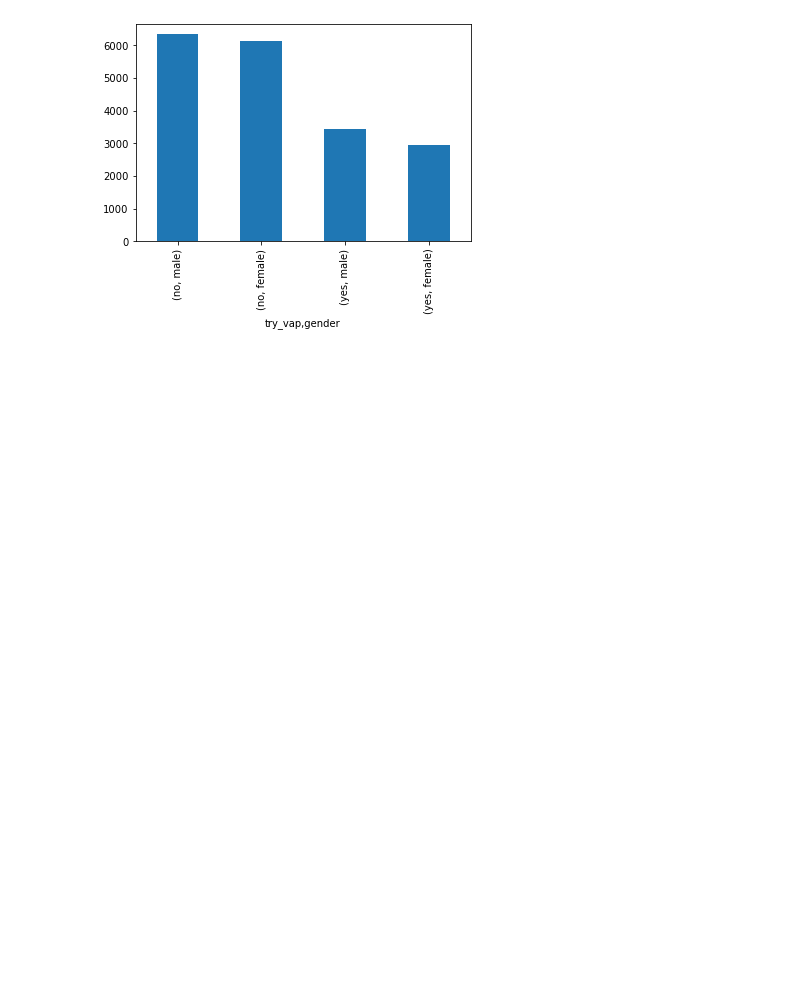
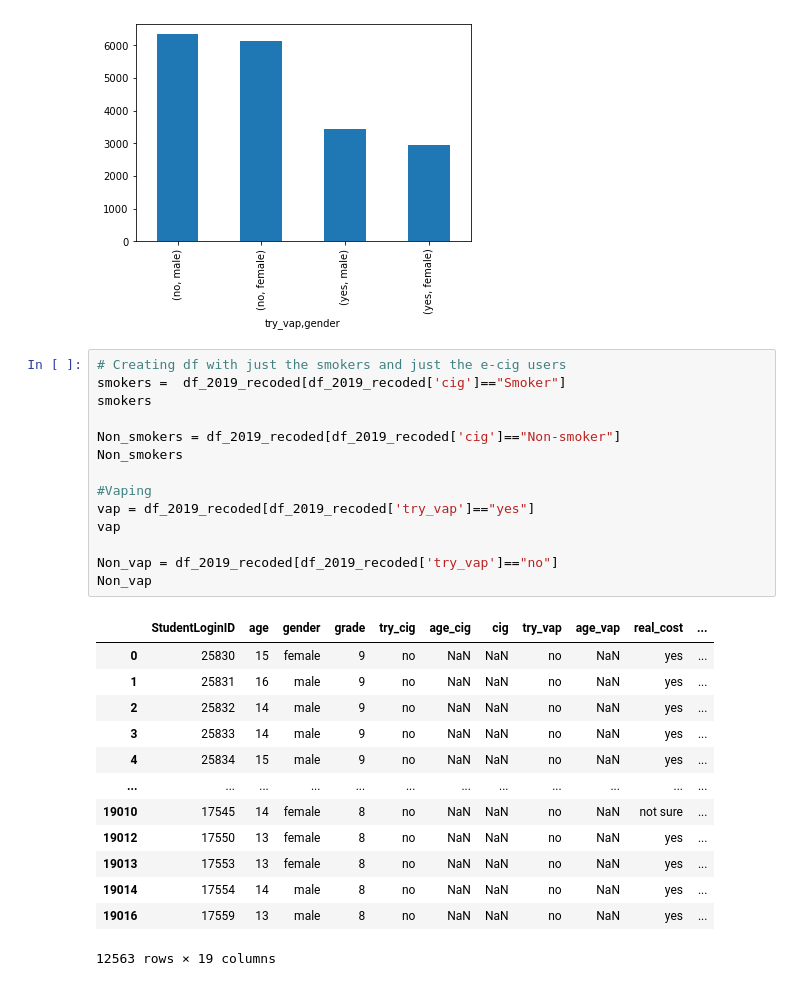
Before and after one commit to AnjanaDelhi/project_1, a Jupyter notebook: vaping.ipynb, the cells around one changed output. Saved outputs shown, nothing was run; the diff lists cells and outputs as text; blank space fills up the shorter version.

Commit message:
smokers and vap only df created

```diff
--- a/vaping.ipynb
+++ b/vaping.ipynb
@@ -386,3 +374,31 @@ gender_v.plot(kind = 'bar')
 # %% [output]
 <matplotlib.axes._subplots.AxesSubplot at 0x...>
 [figure]
+# %%
+# Creating df with just the smokers and just the e-cig users
+smokers =  df_2019_recoded[df_2019_recoded['cig']=="Smoker"]
+smokers
+
+Non_smokers = df_2019_recoded[df_2019_recoded['cig']=="Non-smoker"]
+Non_smokers
+
+#Vaping
+vap = df_2019_recoded[df_2019_recoded['try_vap']=="yes"]
+vap
+
+Non_vap = df_2019_recoded[df_2019_recoded['try_vap']=="no"]
+Non_vap
+# %% [output]
+|  | StudentLoginID | age | gender | grade | try_cig | age_cig | cig | try_vap | age_vap | real_cost | ... |
+| 0 | 25830 | 15 | female | 9 | no | NaN | NaN | no | NaN | yes | ... |
+| 1 | 25831 | 16 | male | 9 | no | NaN | NaN | no | NaN | yes | ... |
+| 2 | 25832 | 14 | male | 9 | no | NaN | NaN | no | NaN | yes | ... |
+| 3 | 25833 | 14 | male | 9 | no | NaN | NaN | no | NaN | yes | ... |
+| 4 | 25834 | 15 | male | 9 | no | NaN | NaN | no | NaN | yes | ... |
+| ... | ... | ... | ... | ... | ... | ... | ... | ... | ... | ... | ... |
+| 19010 | 17545 | 14 | female | 8 | no | NaN | NaN | no | NaN | not sure | ... |
+| 19012 | 17550 | 13 | female | 8 | no | NaN | NaN | no | NaN | yes | ... |
+| 19013 | 17553 | 13 | female | 8 | no | NaN | NaN | no | NaN | yes | ... |
+| 19014 | 17554 | 14 | male | 8 | no | NaN | NaN | no | NaN | yes | ... |
+| 19016 | 17559 | 13 | male | 8 | no | NaN | NaN | no | NaN | yes | ... |
+12563 rows × 19 columns
```
Also changed, not shown: parts of 2 cells of this notebook.
